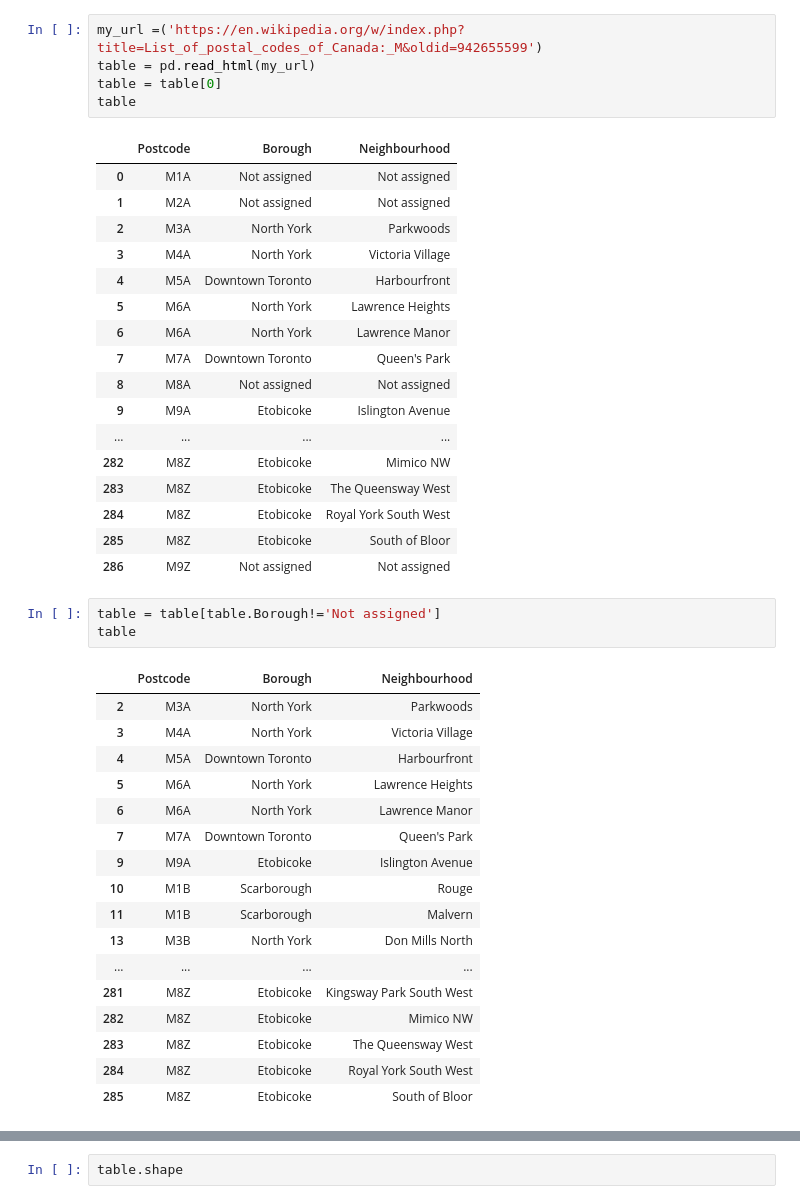
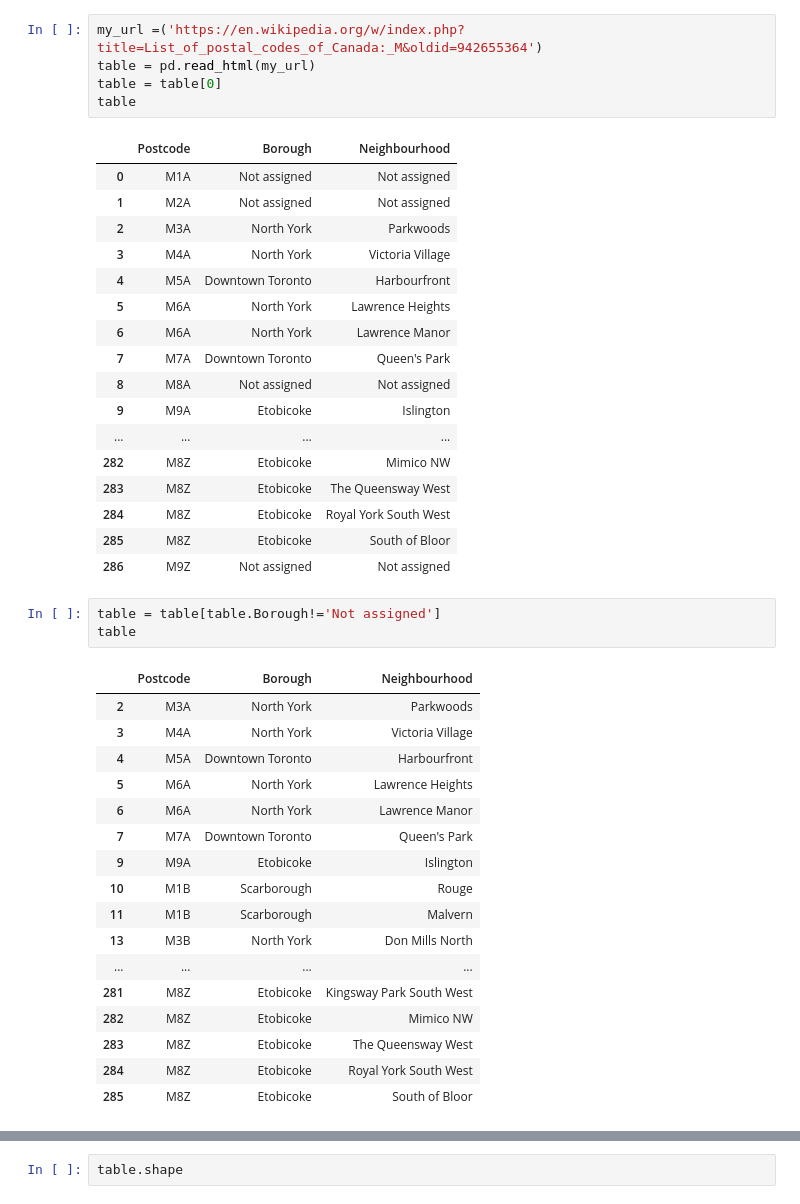
Before and after one commit to nerminbb/narmy-s-repo, a Jupyter notebook: clustering.ipynb, the cells around one changed output, grey strips where cells are left out. Saved outputs shown, nothing was run; the diff lists cells and outputs as text.

```diff
--- a/clustering.ipynb
+++ b/clustering.ipynb
@@ -57,21 +51,21 @@ Successfully installed branca-0.4.0 folium-0.7.0
 Libraries imported.
 # %%
-my_url =('https://en.wikipedia.org/w/index.php?title=List_of_postal_codes_of_Canada:_M&oldid=942655599')
+my_url =('https://en.wikipedia.org/w/index.php?title=List_of_postal_codes_of_Canada:_M&oldid=942655364')
 table = pd.read_html(my_url)
 table = table[0]
 table
 # %% [output]
 |  | Postcode | Borough | Neighbourhood |
 | 0 | M1A | Not assigned | Not assigned |
 | 1 | M2A | Not assigned | Not assigned |
 | 2 | M3A | North York | Parkwoods |
 | 3 | M4A | North York | Victoria Village |
 | 4 | M5A | Downtown Toronto | Harbourfront |
 | 5 | M6A | North York | Lawrence Heights |
 | 6 | M6A | North York | Lawrence Manor |
 | 7 | M7A | Downtown Toronto | Queen's Park |
 | 8 | M8A | Not assigned | Not assigned |
-| 9 | M9A | Etobicoke | Islington Avenue |
+| 9 | M9A | Etobicoke | Islington |
 | ... | ... | ... | ... |
 | 282 | M8Z | Etobicoke | Mimico NW |
 | 283 | M8Z | Etobicoke | The Queensway West |
@@ -89,7 +83,7 @@ table
 | 5 | M6A | North York | Lawrence Heights |
 | 6 | M6A | North York | Lawrence Manor |
 | 7 | M7A | Downtown Toronto | Queen's Park |
-| 9 | M9A | Etobicoke | Islington Avenue |
+| 9 | M9A | Etobicoke | Islington |
 | 10 | M1B | Scarborough | Rouge |
 | 11 | M1B | Scarborough | Malvern |
 | 13 | M3B | North York | Don Mills North |
```
Also changed, not shown: parts of 7 cells of this notebook.
